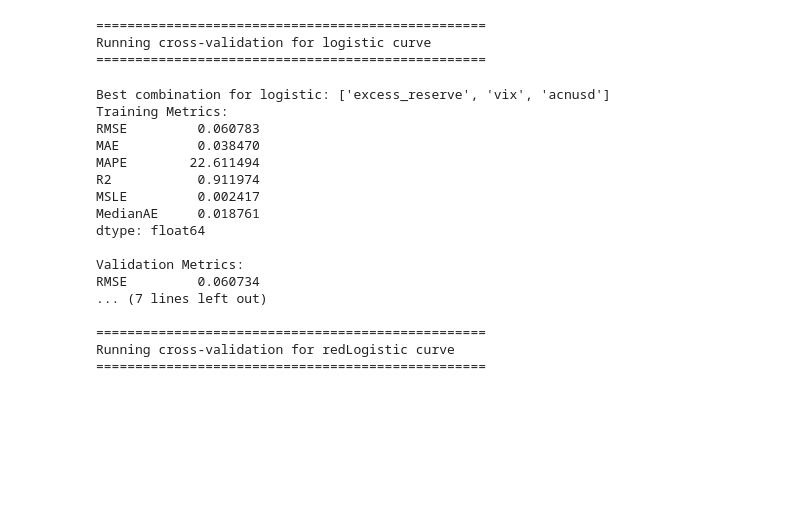
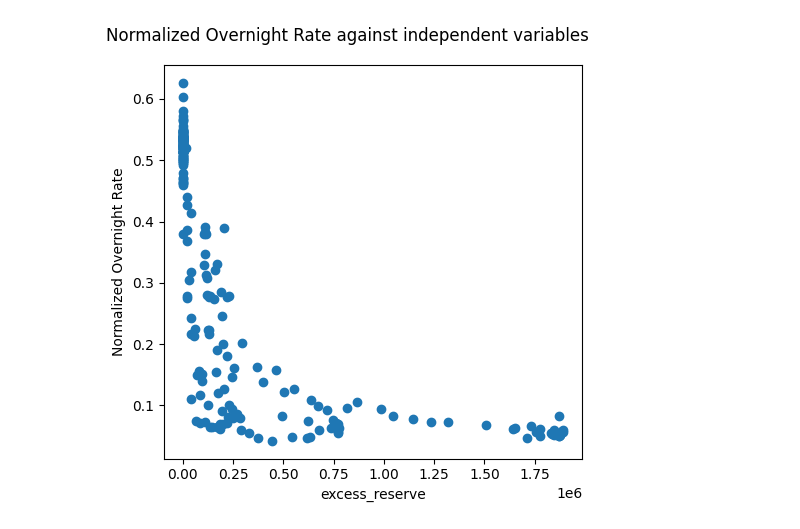
Before and after one commit to amineraboun/reserves_demand, a Jupyter notebook: notebooks/Example.ipynb, the cells around one changed output. Cells and saved outputs as stored; diff of their text form; code cells hidden in the pictures; blank space fills up the shorter version.

```diff
--- a/notebooks/Example.ipynb
+++ b/notebooks/Example.ipynb
@@ -13,41 +10,19 @@ dat = raw_dat.drop(columns=['mkt_r', 'dep_f_r', 'len_f_r'])
-# %%
-dat = pd.read_csv("../data/reserve_demand_cruve_data.csv")
 # %%
 import reserves_demand.curve_fit as cf
-imp.reload(cf)
-
+import imp; imp.reload(cf)
 obj = cf.CurveFitter(
-    data = dat,
+    data = dat[['Normalized', 'excess_reserve']],
     dep_var = 'Normalized',
     main_indep_var= 'excess_reserve',
     dep_var_name= 'Normalized Overnight Rate',
     main_indep_var_name= 'Excess Reserve',
-    dummy_col =None,
     constant = True,
     Q = 0.9,
     nFolds=5,
     parallel=True,
     search_method = 'all_combinations'
 )
-best_curve, cv_result = obj.variable_select(on='RMSE')
-# %% [output]
-==================================================
-Running cross-validation for logistic curve
-==================================================
-Best combination for logistic: ['excess_reserve', 'vix', 'acnusd']
-Training Metrics:
-RMSE         0.060783
-MAE          0.038470
-MAPE        22.611494
-R2           0.911974
-MSLE         0.002417
-MedianAE     0.018761
-dtype: float64
-
-Validation Metrics:
-RMSE         0.060734
-... (7 lines left out)
-
-==================================================
-Running cross-validation for redLogistic curve
-==================================================
+# %%
+_ = obj.plot_x_y()
+# %% [output]
+[figure, added]
```
Also changed, not shown: parts of 8 cells of this notebook, 4 other files.
